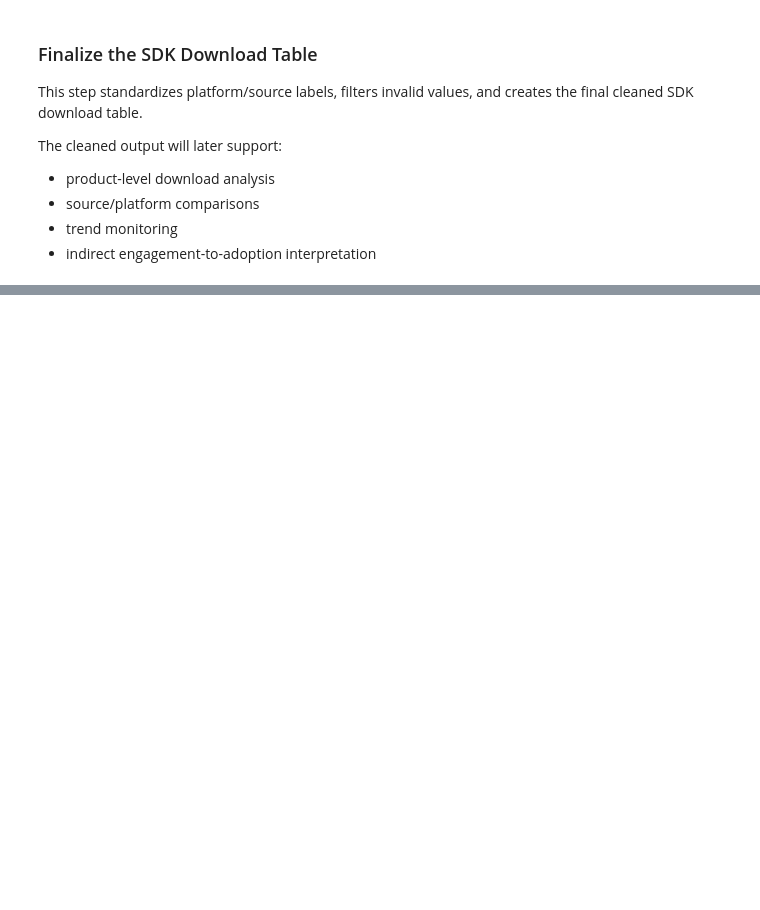
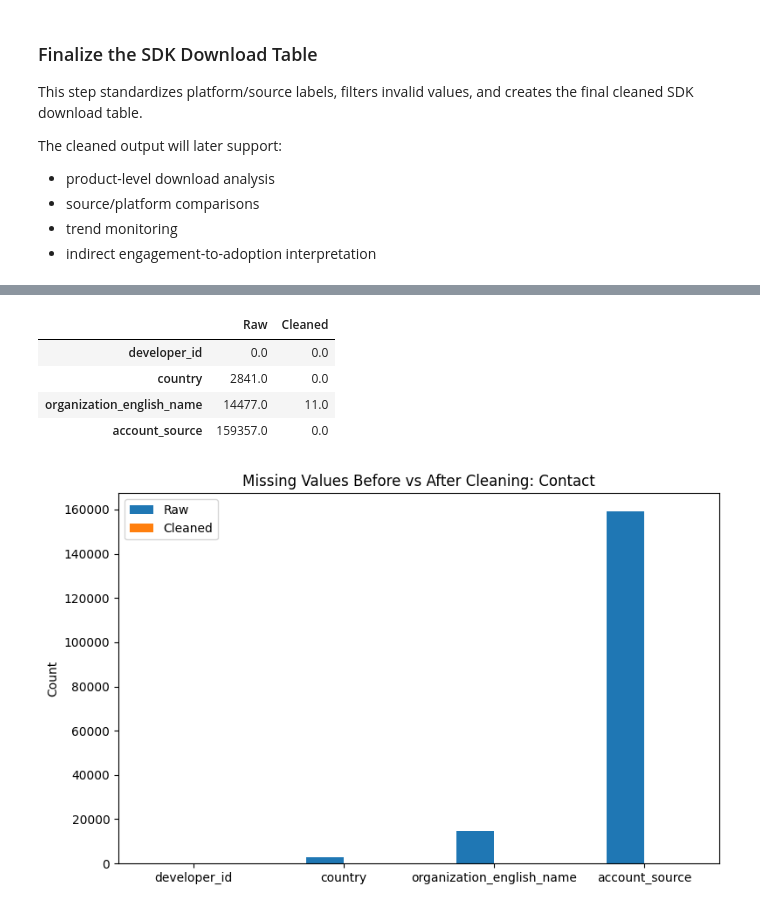
Before and after one commit to WBDoran/Spring2026_IndustryProject, a Jupyter notebook: Cleaning.ipynb, the cells around one changed output, grey strips where cells are left out. Saved outputs shown, nothing was run; the diff lists cells and outputs as text; code cells hidden in the pictures; blank space fills up the shorter version.

```diff
--- a/Cleaning.ipynb
+++ b/Cleaning.ipynb
@@ -1395,0 +1295,39 @@ Rather than forcing all data to be retained, we prioritize:
+# %%
+raw_contact_nulls = con.execute("""
+SELECT
+    SUM(CASE WHEN developer_id IS NULL OR TRIM(developer_id) = '' THEN 1 ELSE 0 END) AS developer_id,
+    SUM(CASE WHEN country IS NULL OR TRIM(country) = '' THEN 1 ELSE 0 END) AS country,
+    SUM(CASE WHEN organization_english_name IS NULL OR TRIM(organization_english_name) = '' THEN 1 ELSE 0 END) AS organization_english_name,
+    SUM(CASE WHEN account_source IS NULL OR TRIM(account_source) = '' THEN 1 ELSE 0 END) AS account_source
+FROM contact_clean
+""").fetchdf()
+
+clean_contact_nulls = con.execute("""
+SELECT
+    SUM(CASE WHEN developer_id IS NULL OR TRIM(developer_id) = '' THEN 1 ELSE 0 END) AS developer_id,
+    SUM(CASE WHEN country IS NULL OR TRIM(country) = '' THEN 1 ELSE 0 END) AS country,
+    SUM(CASE WHEN organization_english_name IS NULL OR TRIM(organization_english_name) = '' THEN 1 ELSE 0 END) AS organization_english_name,
+    SUM(CASE WHEN account_source IS NULL OR TRIM(account_source) = '' THEN 1 ELSE 0 END) AS account_source
+FROM contact_final
+""").fetchdf()
+
+df_contact_nulls = pd.DataFrame({
+    "Raw": raw_contact_nulls.iloc[0],
+    "Cleaned": clean_contact_nulls.iloc[0]
+})
+
+display(df_contact_nulls)
+
+df_contact_nulls.plot(kind="bar", figsize=(8, 5))
+plt.title("Missing Values Before vs After Cleaning: Contact")
+plt.ylabel("Count")
+plt.xticks(rotation=0)
+plt.tight_layout()
+plt.show()
+# %% [output]
+|  | Raw | Cleaned |
+| developer_id | 0.0 | 0.0 |
+| country | 2841.0 | 0.0 |
+| organization_english_name | 14477.0 | 11.0 |
+| account_source | 159357.0 | 0.0 |
+[figure, added]
```
Also changed, not shown: parts of 73 cells of this notebook, 23 other files.
